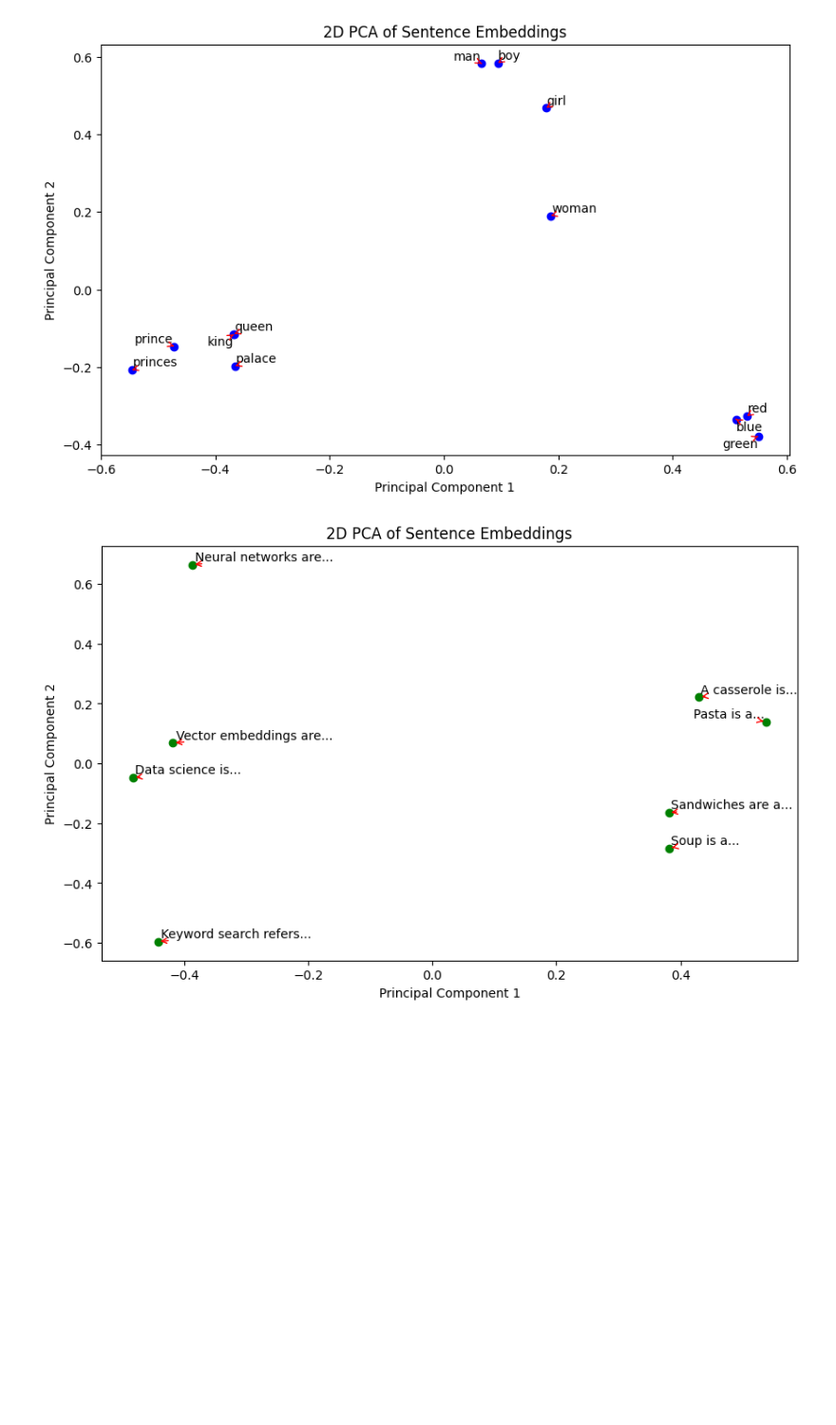
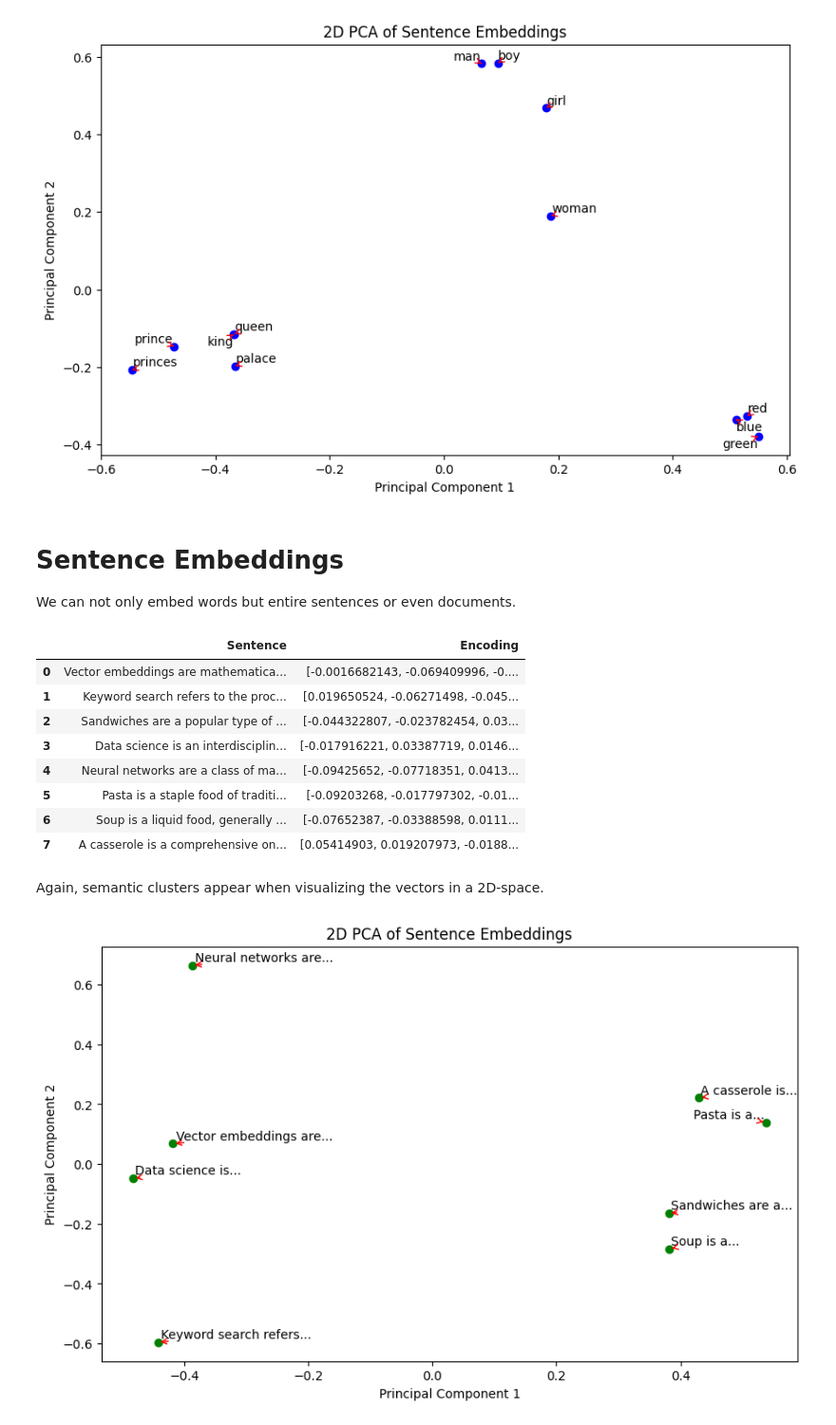
Before and after one commit to georgms/vector-intro, a Jupyter notebook: vector-intro.ipynb, the cells around one changed output. Shown: that part at 95% size. Cells and saved outputs as stored; diff of their text form; code cells hidden in the pictures; blank space fills up the shorter version.

```diff
--- a/vector-intro.ipynb
+++ b/vector-intro.ipynb
@@ -137,4 +146,38 @@ def plots(sentences_embeddings_color):
     for sentences, embeddings, color in sentences_embeddings_color:
         plot(sentences, embeddings, color, figure)
     plt.show()
+# %% [markdown]
+# Sentence Embeddings
+
+We can not only embed words but entire sentences or even documents.
+# %%
+import pandas as pd
+
+documents = [
+    "Vector embeddings are mathematical representations of objects, often words or phrases, in a high-dimensional space. By mapping similar objects to proximate points, embeddings capture relationships and semantic meaning. Commonly used in machine learning and natural language processing tasks, methods like Word2Vec, GloVe, and FastText have popularized their application, enabling advancements in text analysis, recommendation systems, and more.",
+    "Keyword search refers to the process of locating information in a database, search engine, or other data repository by specifying particular words, phrases, or symbols. In the digital realm, it's foundational to search engines like Google and Bing. The search results are typically ranked based on relevance, which is determined using various algorithms that consider factors like frequency, location, and link structures. Keyword search is integral for navigating the vast expanse of online information, aiding users in retrieving relevant data efficiently.",
+    "Sandwiches are a popular type of food consisting of one or more types of food, such as vegetables, sliced meat, or cheese, placed between slices of bread. They can range from simple combinations like peanut butter and jelly to more complex gourmet creations. Originating from England in the 18th century, sandwiches have become a staple in many cultures worldwide, prized for their convenience and versatility. Variations exist based on regional preferences, ingredients, and preparation methods.",
+    "Data science is an interdisciplinary field that leverages statistical, computational, and domain-specific expertise to extract insights and knowledge from structured and unstructured data. It encompasses various techniques from statistics, machine learning, data mining, and big data technologies to analyze and interpret complex data. Data science has applications across numerous sectors, including healthcare, finance, marketing, and social sciences, driving decision-making, predictive analytics, and artificial intelligence advancements. Its growing significance in today's data-driven world has led to the rise of specialized tools, methodologies, and educational programs.",
+    "Neural networks are a class of machine learning models inspired by the biological neural networks of animal brains. They consist of interconnected layers of nodes, or neurons, which process input data through a series of transformations and connections to produce output. Neural networks are particularly adept at recognizing patterns, making them useful for a wide range of applications such as image and speech recognition, natural language processing, and predictive analytics. The development of deep neural networks, which contain multiple hidden layers, has been central to the field of deep learning and has significantly advanced the capabilities of artificial intelligence systems.",
+    "Pasta is a staple food of traditional Italian cuisine, with the first reference dating to 1154 in Sicily. It is typically made from an unleavened dough of durum wheat flour mixed with water or eggs and formed into sheets or various shapes, then cooked by boiling or baking. Pasta is versatile and can be served with a variety of sauces, meats, and vegetables. It is categorized in two basic styles: dried and fresh. Popular around the world, pasta dishes are central to many diets and come in numerous shapes like spaghetti, penne, and ravioli.",
+    "Soup is a liquid food, generally served warm or hot (but also cold), that is made by combining ingredients such as meat and vegetables with stock, juice, water, or another liquid. Soups are inherently diverse, ranging from rich, cream-based varieties to brothy and vegetable-laden concoctions. They are often regarded as comfort food and can be served as a main dish or as an appetizer, with regional and cultural variations like the Spanish gazpacho, Japanese miso soup, and Russian borscht.",
+    "A casserole is a comprehensive one-dish meal baked in a deep, ovenproof dish with a glass or ceramic base. It typically includes a combination of meats, vegetables, starches like rice or potatoes, and a binding agent like a soup or sauce. Topped with cheese or breadcrumbs for a crispy crust, casseroles are appreciated for their convenience and the ability to meld flavors during the baking process. They are a fixture in many cultures and are particularly beloved as home-cooked comfort foods, often featuring in communal gatherings and family dinners.",
+]
+
+pd.DataFrame({
+    "Sentence": documents,
+    "Encoding": list(embed(documents))
+})
+# %% [output]
+|  | Sentence | Encoding |
+| 0 | Vector embeddings are mathematica... | [-0.0016682143, -0.069409996, -0.... |
+| 1 | Keyword search refers to the proc... | [0.019650524, -0.06271498, -0.045... |
+| 2 | Sandwiches are a popular type of ... | [-0.044322807, -0.023782454, 0.03... |
+| 3 | Data science is an interdisciplin... | [-0.017916221, 0.03387719, 0.0146... |
+| 4 | Neural networks are a class of ma... | [-0.09425652, -0.07718351, 0.0413... |
+| 5 | Pasta is a staple food of traditi... | [-0.09203268, -0.017797302, -0.01... |
+| 6 | Soup is a liquid food, generally ... | [-0.07652387, -0.03388598, 0.0111... |
+| 7 | A casserole is a comprehensive on... | [0.05414903, 0.019207973, -0.0188... |
+# %% [markdown]
+Again, semantic clusters appear when visualizing the vectors in a 2D-space.
 # %%
```
Also changed, not shown: parts of 12 cells of this notebook.
